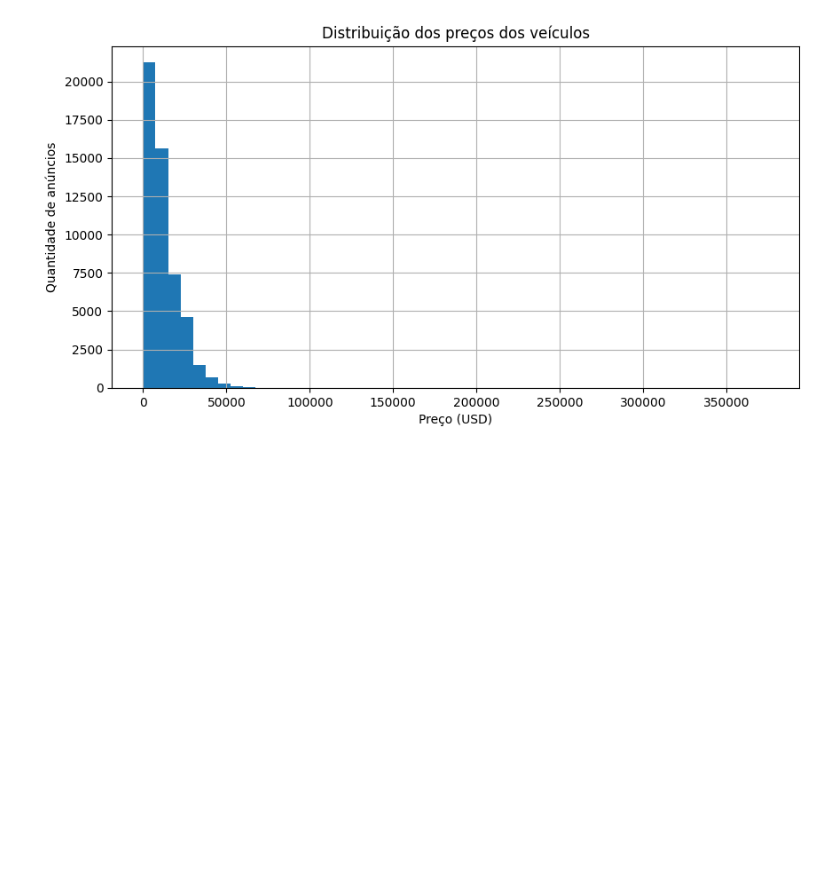
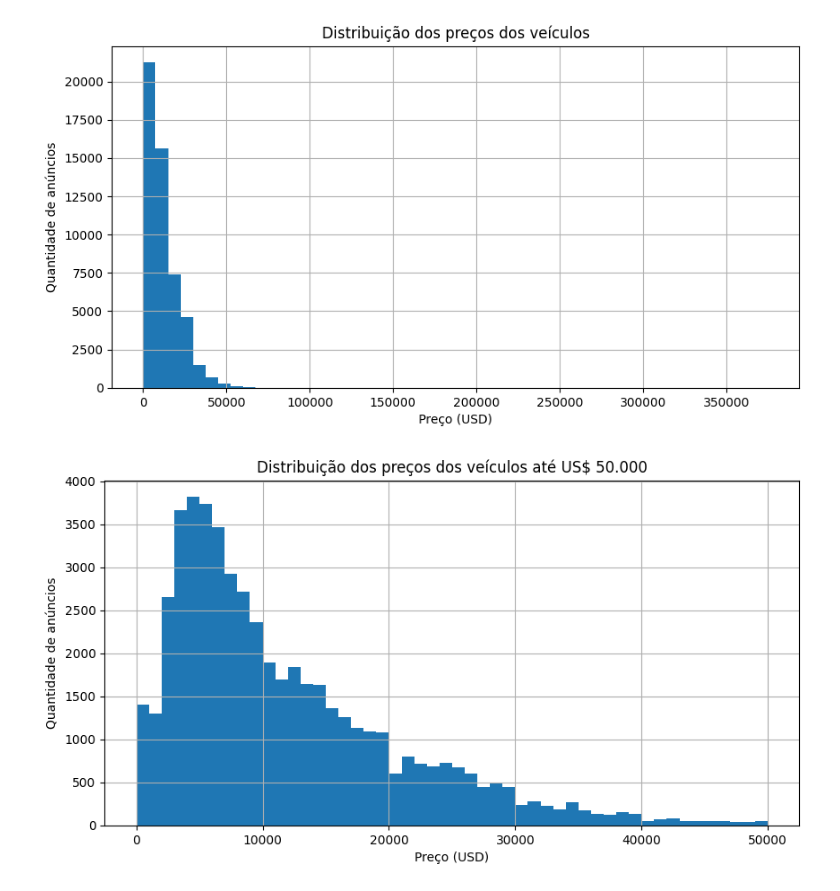
Before and after one commit to alexbecke-bot/projeto-final-sprint-5-analise-de-veiculos, a Jupyter notebook: EDA.ipynb, the cells around one changed output. Drawn from its saved outputs; the diff is of its cells as text; code cells hidden in the pictures; blank space fills up the shorter version.

```diff
--- a/EDA.ipynb
+++ b/EDA.ipynb
@@ -583,3 +603,16 @@ plt.ylabel('Quantidade de anúncios')
 plt.show()
 # %% [output]
 [figure]
+# %%
+dataframe['price'].hist(
+    bins=50,
+    range=(0, 50000),
+    figsize=(10, 5)
+)
+
+plt.title('Distribuição dos preços dos veículos até US$ 50.000')
+plt.xlabel('Preço (USD)')
+plt.ylabel('Quantidade de anúncios')
+plt.show()
+# %% [output]
+[figure, added]
```
Also changed, not shown: parts of 31 cells of this notebook.
